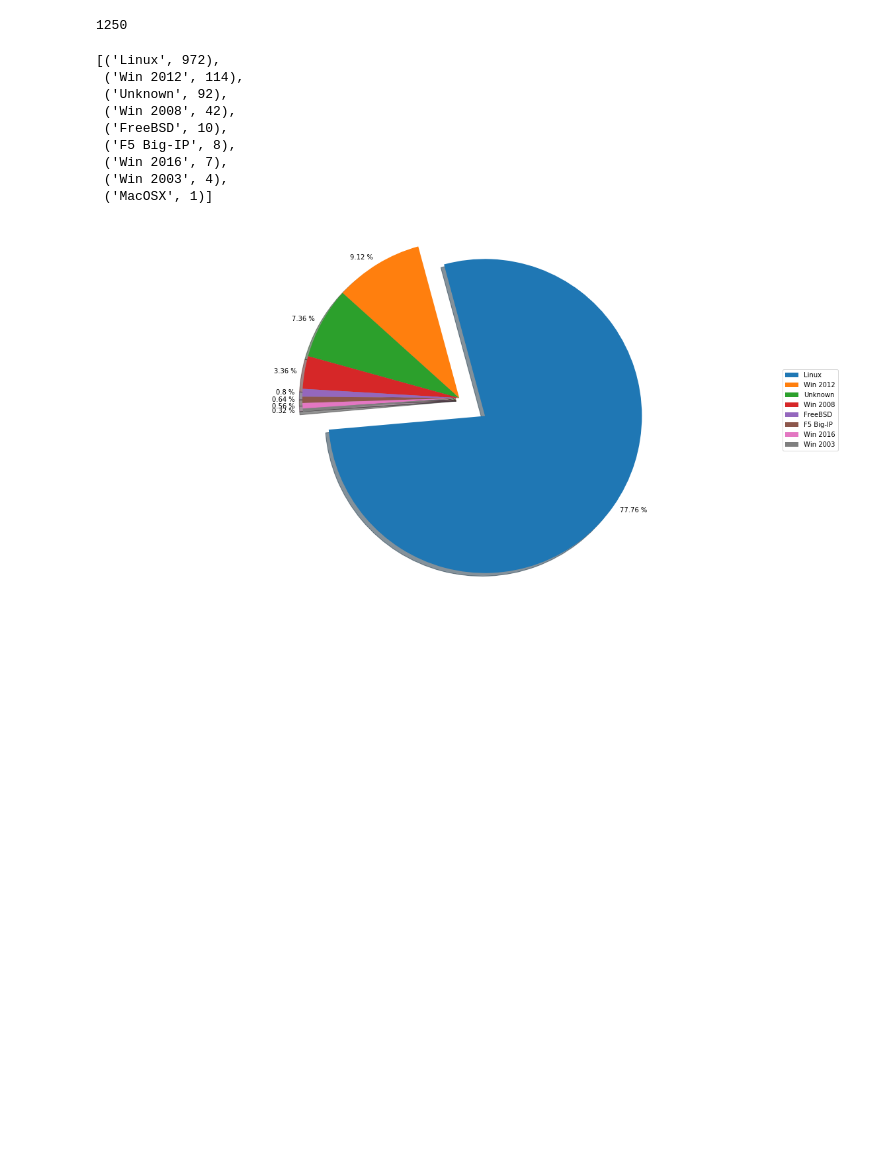
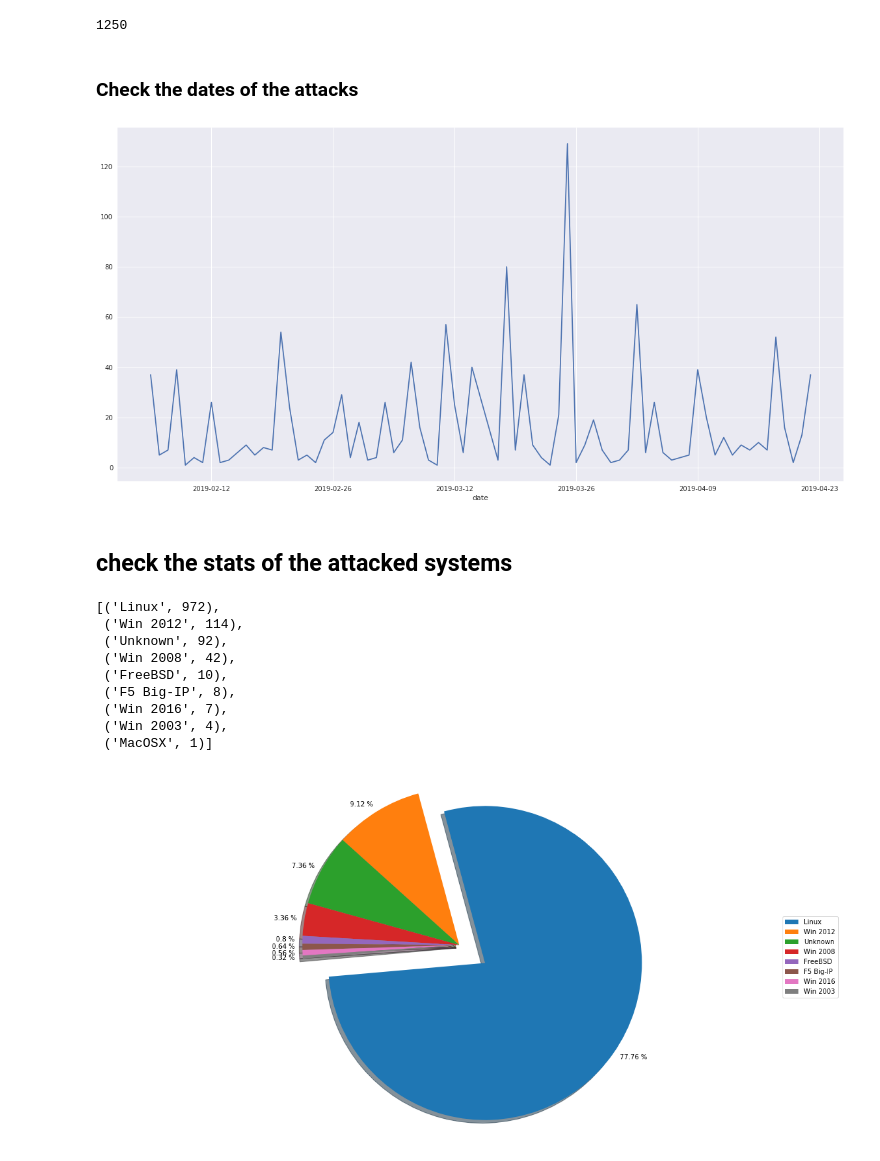
Before and after one commit to Bruck1701/Webscrapers, a Jupyter notebook: Zone-h-scraper.ipynb, the cells around one changed output. Saved outputs shown, nothing was run; the diff lists cells and outputs as text; code cells hidden in the pictures; blank space fills up the shorter version.

```diff
--- a/Zone-h-scraper.ipynb
+++ b/Zone-h-scraper.ipynb
@@ -97,6 +102,28 @@ df.to_csv('zoneh-data/zoneh-archive.csv')
 len(df)
 # %% [output]
 1250
+# %% [markdown]
+### Check the dates of the attacks
+# %%
+def date_format_func(x):
+    try:
+        return datetime.strptime(x, "%Y/%m/%d").date()
+    except:
+        return pd.NaT
+# %%
+dailydf=df.groupby(['date']).size().reset_index(name='count')
+# %%
+dailydf['date']=dailydf['date'].apply(date_format_func)
+# %%
+dailydf.set_index('date', inplace=True)
+# %%
+ax = plt.subplots(figsize=(20, 10))
+ax = dailydf['count'].plot()
+plt.show()
+# %% [output]
+[figure, added]
+# %% [markdown]
+## check the stats of the attacked systems
 # %%
 def returnDict(column):
     mydict=dict(Counter(df[column]))
```
Also changed, not shown: parts of 26 cells of this notebook.
